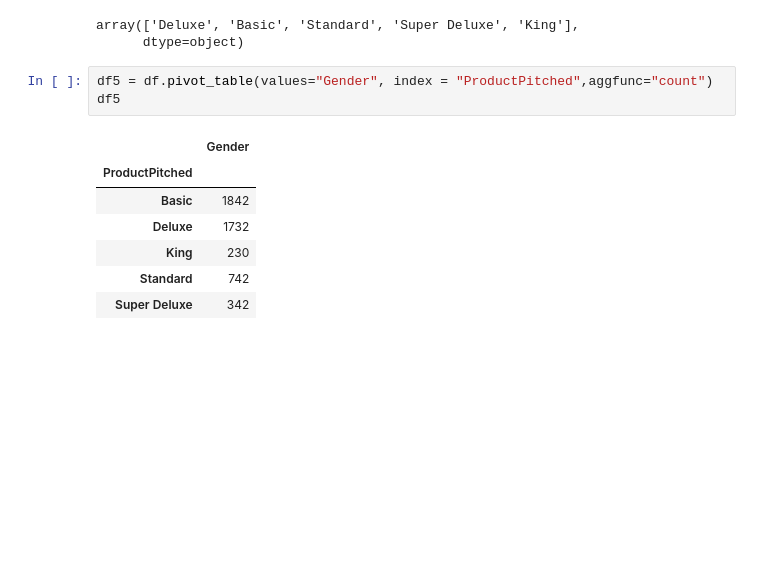
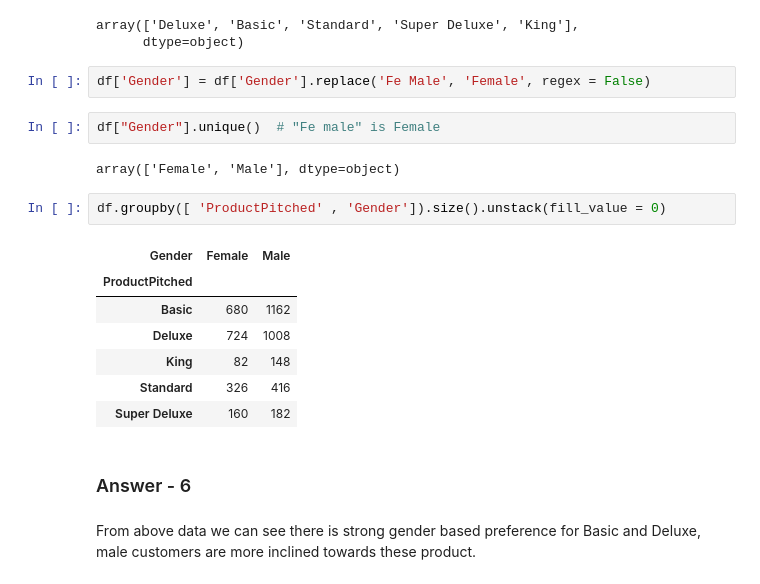
Before and after one commit to Shoyeb45/MiniProjects, a Jupyter notebook: PythonAssign/EDA/main.ipynb, the cells around one changed output. Drawn from its saved outputs; the diff is of its cells as text; blank space fills up the shorter version.

```diff
--- a/PythonAssign/EDA/main.ipynb
+++ b/PythonAssign/EDA/main.ipynb
@@ -226,14 +213,23 @@ df["ProductPitched"].unique()  # so we have 5 types in product pitched
 # %% [output]
 array(['Deluxe', 'Basic', 'Standard', 'Super Deluxe', 'King'],
       dtype=object)
-# %%
-df5 = df.pivot_table(values="Gender", index = "ProductPitched",aggfunc="count")
-df5
-# %% [output]
-|  | Gender |
-| ProductPitched |  |
-| Basic | 1842 |
-| Deluxe | 1732 |
-| King | 230 |
-| Standard | 742 |
-| Super Deluxe | 342 |
+# %%
+df['Gender'] = df['Gender'].replace('Fe Male', 'Female', regex = False)
+# %%
+df["Gender"].unique()  # "Fe male" is Female
+# %% [output]
+array(['Female', 'Male'], dtype=object)
+# %%
+df.groupby([ 'ProductPitched' , 'Gender']).size().unstack(fill_value = 0)
+# %% [output]
+| Gender | Female | Male |
+| ProductPitched |  |  |
+| Basic | 680 | 1162 |
+| Deluxe | 724 | 1008 |
+| King | 82 | 148 |
+| Standard | 326 | 416 |
+| Super Deluxe | 160 | 182 |
+# %% [markdown]
+### Answer - 6
+# %% [markdown]
+From above data we can see there is strong gender based preference for Basic and Deluxe, male customers are more inclined towards these product.
```
Also changed, not shown: parts of 51 cells of this notebook.
